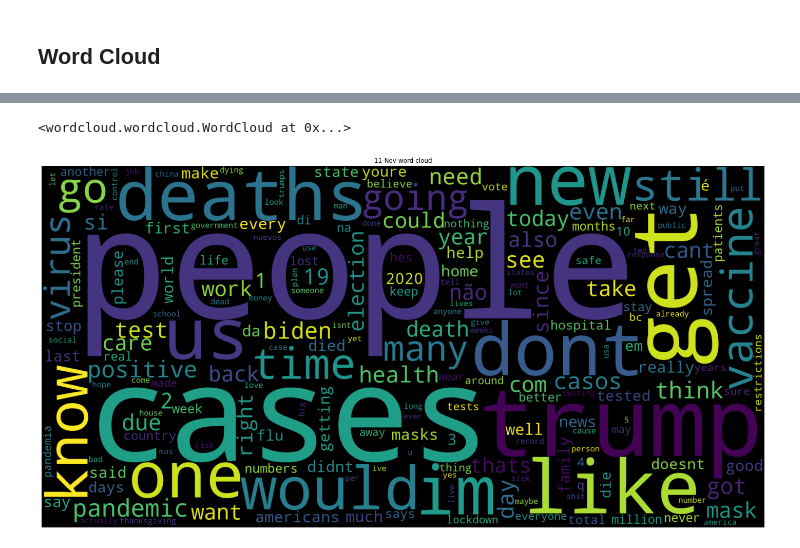
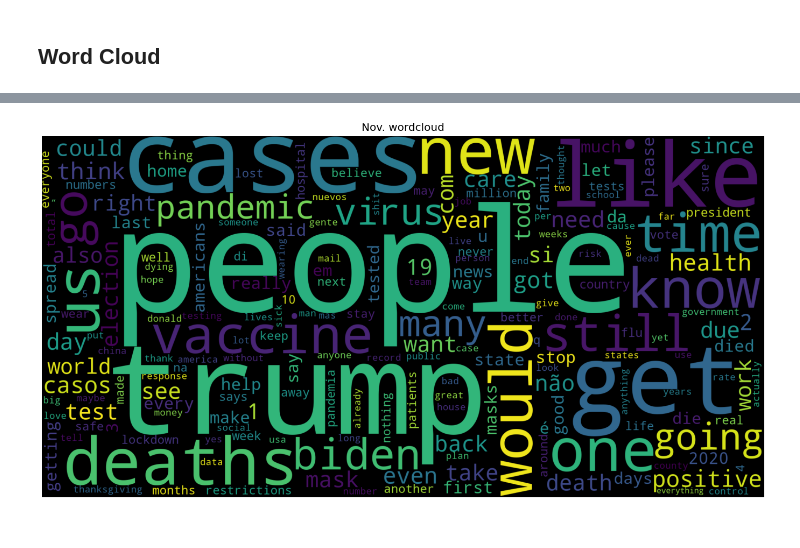
Before and after one commit to archity/covid-twitter-trends, a Jupyter notebook: 2-Exploratory-Data-Analysis.ipynb, the cells around one changed output, grey strips where cells are left out. Saved outputs shown, nothing was run; the diff lists cells and outputs as text; code cells hidden in the pictures.

Commit message:
Cleanup and faster implementation of stopwords detection

```diff
--- a/2-Exploratory-Data-Analysis.ipynb
+++ b/2-Exploratory-Data-Analysis.ipynb
@@ -116,0 +134,4 @@ Name: tweet, dtype: object
+# %%
+# Convert all the letters of words to lowercase
+df_clean['tweet'] = df_clean['tweet'].str.lower()
+print(df_clean['tweet'].head(20))
@@ -177,21 +257,21 @@ Some remarks-
 * 'coronavirus' and 'coronavirus.' (with a dot) are taken as two seperate words. So we may need to remove all such punctuation marks.
 * 'Coronavirus' and 'coronavirus' are also treaded as two different words, so we need to take care of upper/lower case letters.
 # %%
-# Convert all the letters of words to lowercase
-word_list_lower = list(map(lambda x:x.lower(), word_list))
+# word_list_lower = list(map(lambda x:x.lower(), word_list))
 
 # Get the count values of all the words
-words_counter = Counter(word_list_lower).most_common()
+words_counter = Counter(word_list).most_common()
 
 # Convert the Counter list to a Pandas dataframe
 words_counter_df = pd.DataFrame.from_records(list(dict(words_counter).items()), columns=['word', 'count'])
 
-print(len(word_list_lower), "total words")
-print(len(Counter(word_list_lower)), "unique words")
+print(len(word_list), "total words")
+print(len(Counter(word_list)), "unique words")
 
 
 with open('all-words.txt', 'w', encoding="utf-8") as filehandle:
-    for listitem in word_list_lower:
+    for listitem in word_list:
         filehandle.write('%s\n' % listitem)
-words_counter_df[:20]
+
+print(words_counter_df[:20])
 # %% [output]
@@ -295,11 +295,3 @@ Punctuation
-# %%
-for word1, word2, word3, punc in itertools.zip_longest(stopwords_english, stopwords_french, stopwords_spanish, string.punctuation):
-    words_counter_df.drop(words_counter_df[words_counter_df.word == word1].index, inplace=True)
-    words_counter_df.drop(words_counter_df[words_counter_df.word == word2].index, inplace=True)
-    words_counter_df.drop(words_counter_df[words_counter_df.word == word3].index, inplace=True)
-    words_counter_df.drop(words_counter_df[words_counter_df.word == punc].index, inplace=True)
-
-#words_counter_df.reset_index()
 # %%
 # Now we remove words like covid, coronavirus
 covidWords = ["covid", "coronavirus", "covid-19", "covid19"]
@@ -350,16 +338,13 @@ print(list(wordcount_dict.items())[0:10])
 # %%
-from wordcloud import WordCloud
-import matplotlib.pyplot as plt
-
 wc = WordCloud(width=2000, height=1000).generate_from_frequencies(wordcount_dict)
-plt.figure( figsize=(20,10) )
+fig = plt.figure( figsize=(20,10) )
+fig.suptitle(month[3:6] + '. wordcloud', fontsize=20)
 plt.imshow(wc, interpolation='bilinear')
-plt.title(month + 'word cloud')
+#plt.title(month + 'word cloud')
 plt.axis('off')
-plt.tight_layout(pad=0)
+plt.tight_layout(pad=1)
 #plt.show()
 wc.to_file('img/wordcloud_' + month + '.png')
-#plt.savefig("img/wordcloud_jan.png", format="png")
+plt.savefig("img/trial.png", format="png", dpi=100)
 # %% [output]
-<wordcloud.wordcloud.WordCloud at 0x...>
-[figure, old version]
+[figure, new version]
```
Also changed, not shown: parts of 26 cells of this notebook.
